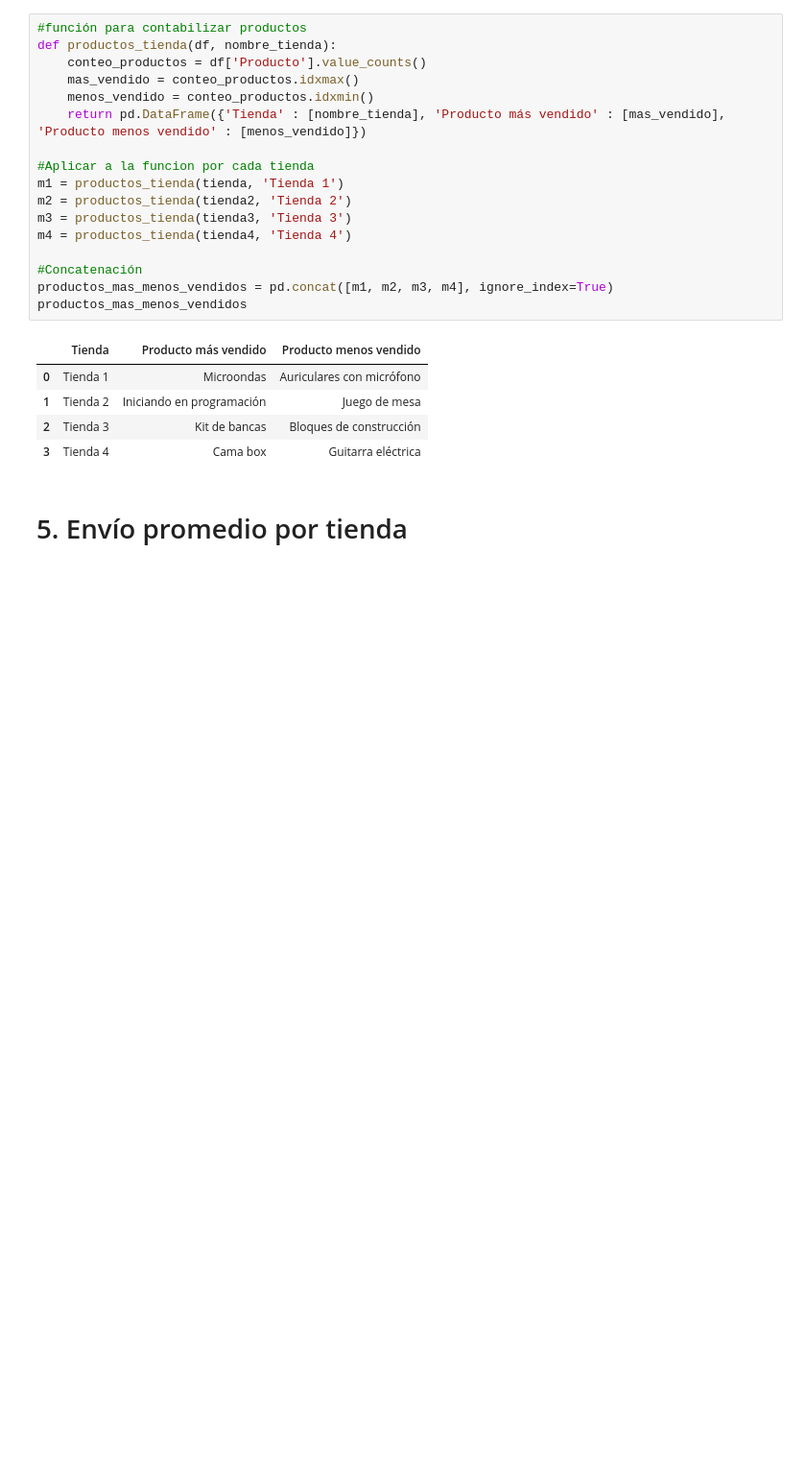
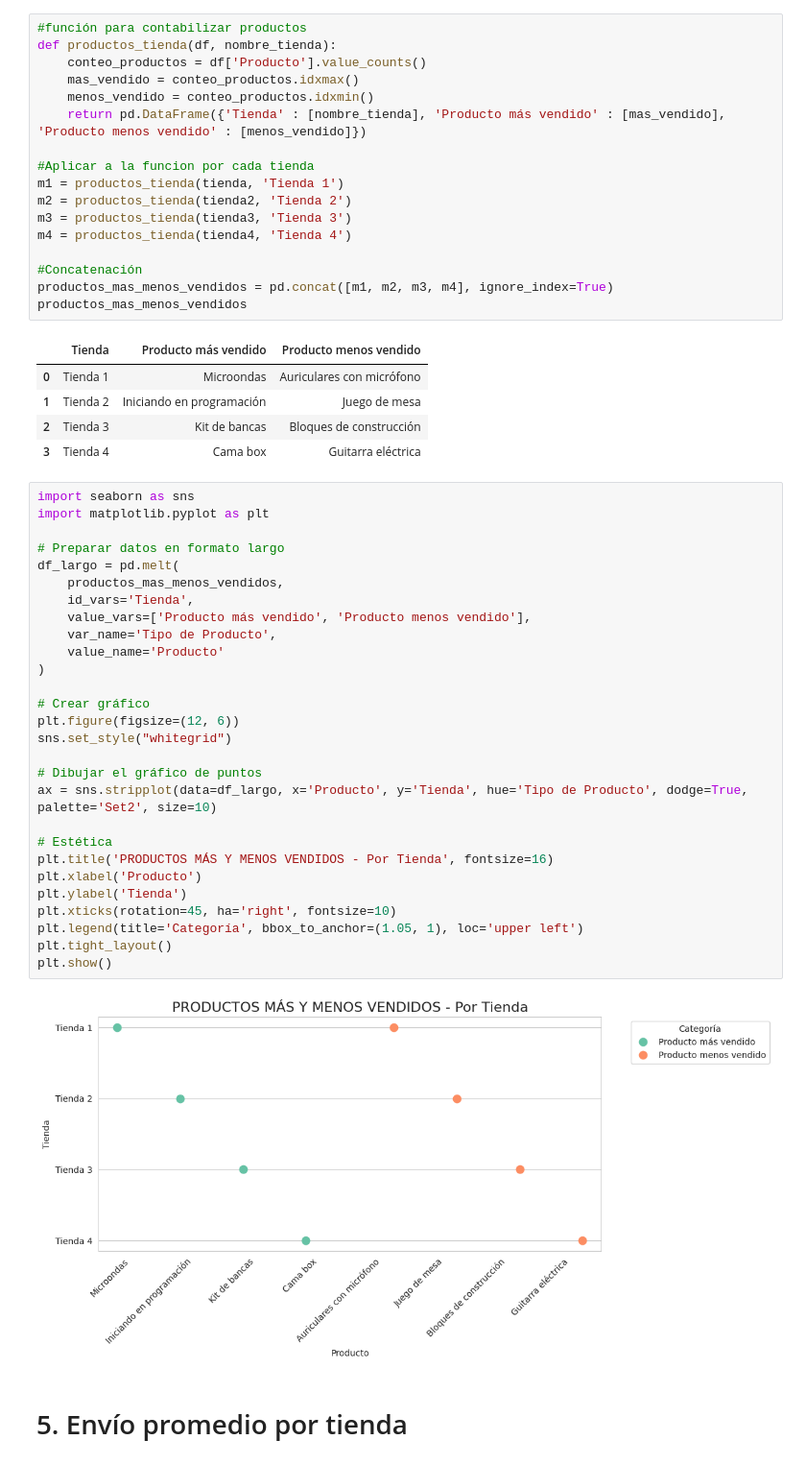
Before and after one commit to angelesGladin/challenge-data-science, a Jupyter notebook: AluraStoreLatam.ipynb, the cells around one changed output. Shown at 96% size. Cells and saved outputs as stored; diff of their text form; blank space fills up the shorter version.

```diff
--- a/AluraStoreLatam.ipynb
+++ b/AluraStoreLatam.ipynb
@@ -220,6 +220,36 @@ productos_mas_menos_vendidos
 | 1 | Tienda 2 | Iniciando en programación | Juego de mesa |
 | 2 | Tienda 3 | Kit de bancas | Bloques de construcción |
 | 3 | Tienda 4 | Cama box | Guitarra eléctrica |
+# %%
+import seaborn as sns
+import matplotlib.pyplot as plt
+
+# Preparar datos en formato largo
+df_largo = pd.melt(
+    productos_mas_menos_vendidos,
+    id_vars='Tienda',
+    value_vars=['Producto más vendido', 'Producto menos vendido'],
+    var_name='Tipo de Producto',
+    value_name='Producto'
+)
+
+# Crear gráfico
+plt.figure(figsize=(12, 6))
+sns.set_style("whitegrid")
+
+# Dibujar el gráfico de puntos
+ax = sns.stripplot(data=df_largo, x='Producto', y='Tienda', hue='Tipo de Producto', dodge=True, palette='Set2', size=10)
+
+# Estética
+plt.title('PRODUCTOS MÁS Y MENOS VENDIDOS - Por Tienda', fontsize=16)
+plt.xlabel('Producto')
+plt.ylabel('Tienda')
+plt.xticks(rotation=45, ha='right', fontsize=10)
+plt.legend(title='Categoría', bbox_to_anchor=(1.05, 1), loc='upper left')
+plt.tight_layout()
+plt.show()
+# %% [output]
+[figure, added]
 # %% [markdown]
 # 5. Envío promedio por tienda
 # %%
```
Also changed, not shown: parts of 6 cells of this notebook.
